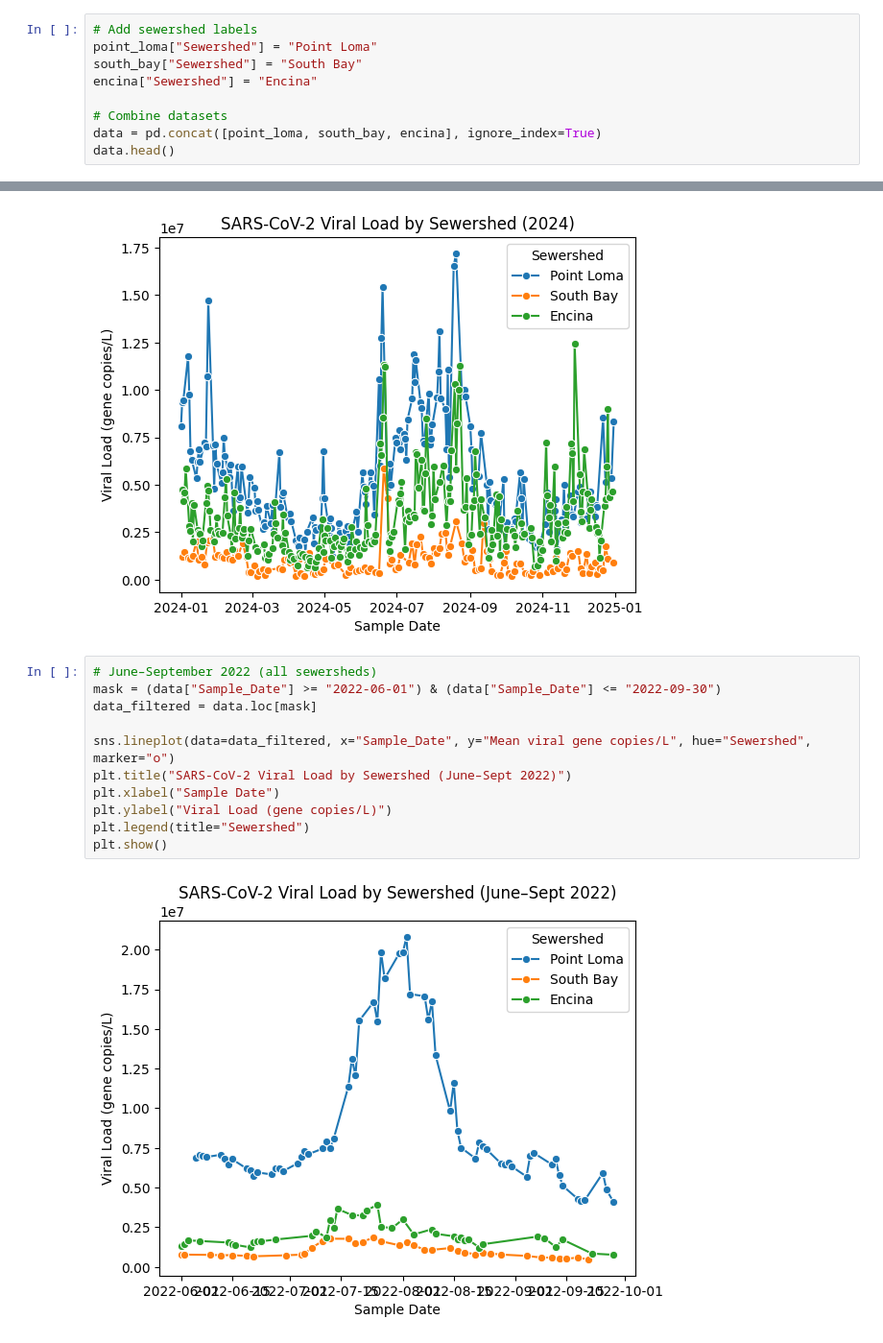
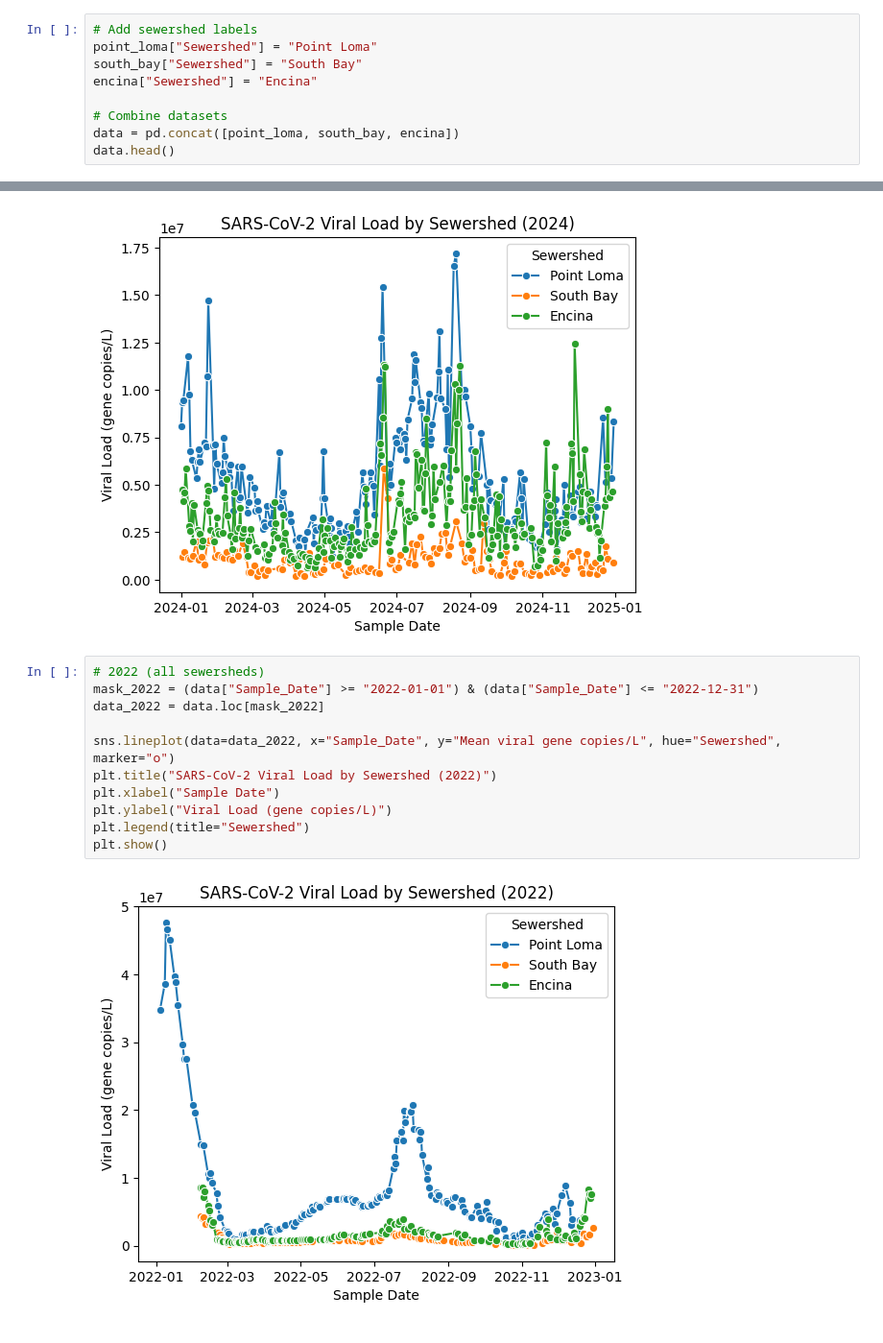
Before and after one commit to elizabethmurphy24/SRTI, a Jupyter notebook: plots.ipynb, the cells around one changed output, grey strips where cells are left out. Shown: that part at 96% size. Cells and saved outputs as stored; diff of their text form.

Commit message:
plot

```diff
--- a/plots.ipynb
+++ b/plots.ipynb
@@ -15,7 +15,7 @@ south_bay["Sewershed"] = "South Bay"
 encina["Sewershed"] = "Encina"
 
 # Combine datasets
-data = pd.concat([point_loma, south_bay, encina], ignore_index=True)
+data = pd.concat([point_loma, south_bay, encina])
 data.head()
 # %% [output]
 |  | Sample_Date | Mean viral gene copies/L | Sewershed |
@@ -79,15 +66,15 @@ plt.show()
 # %% [output]
 [figure]
 # %%
-# June–September 2022 (all sewersheds)
-mask = (data["Sample_Date"] >= "2022-06-01") & (data["Sample_Date"] <= "2022-09-30")
-data_filtered = data.loc[mask]
+# 2022 (all sewersheds)
+mask_2022 = (data["Sample_Date"] >= "2022-01-01") & (data["Sample_Date"] <= "2022-12-31")
+data_2022 = data.loc[mask_2022]
 
-sns.lineplot(data=data_filtered, x="Sample_Date", y="Mean viral gene copies/L", hue="Sewershed", marker="o")
-plt.title("SARS-CoV-2 Viral Load by Sewershed (June–Sept 2022)")
+sns.lineplot(data=data_2022, x="Sample_Date", y="Mean viral gene copies/L", hue="Sewershed", marker="o")
+plt.title("SARS-CoV-2 Viral Load by Sewershed (2022)")
 plt.xlabel("Sample Date")
 plt.ylabel("Viral Load (gene copies/L)")
 plt.legend(title="Sewershed")
 plt.show()
 # %% [output]
-[figure, old version]
+[figure, new version]
```
Also changed, not shown: parts of 4 cells of this notebook.
